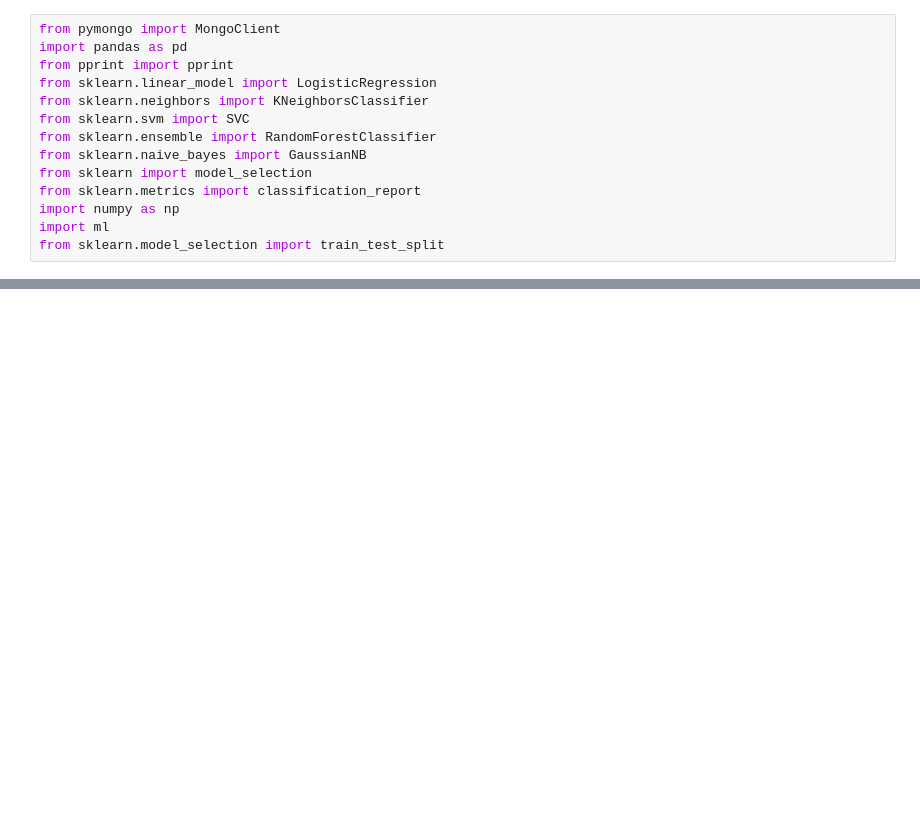
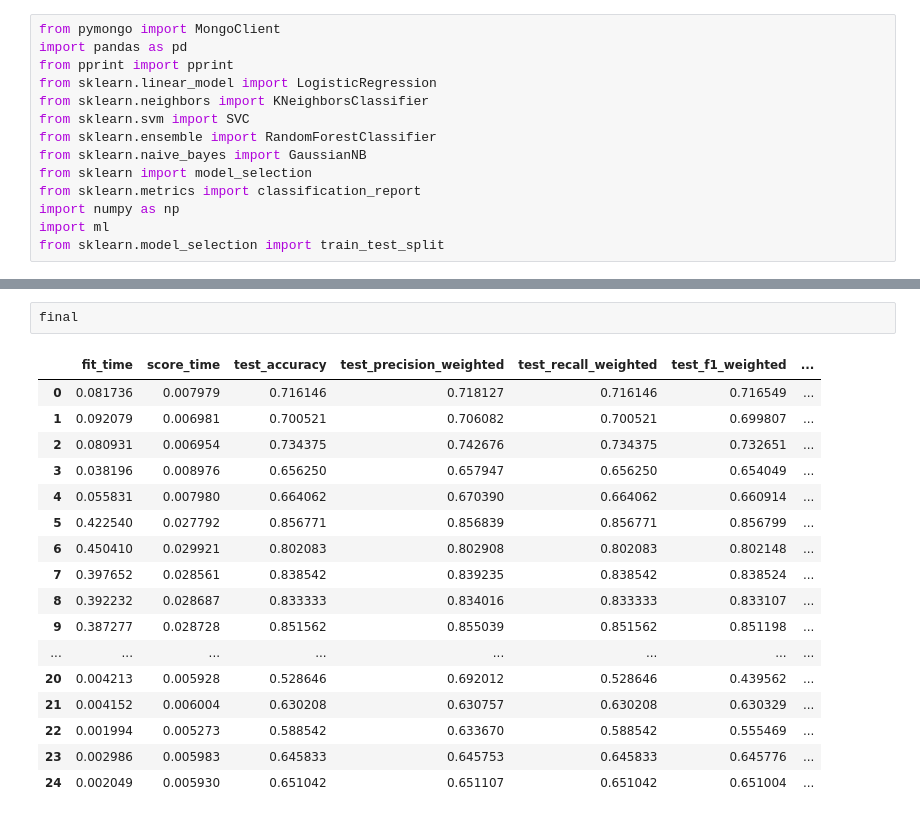
Before and after one commit to MnAppsNet/Twitter-Bot-Detection, a Jupyter notebook: supervised_ml.ipynb, the cells around one changed output, grey strips where cells are left out. Cells and saved outputs as stored; diff of their text form; blank space fills up the shorter version.

```diff
--- a/supervised_ml.ipynb
+++ b/supervised_ml.ipynb
@@ -162,3 +155,23 @@ RF
     accuracy                           0.63       480
    macro avg       0.63      0.63      0.63       480
 weighted avg       0.63      0.63      0.63       480
+# %%
+final
+# %% [output]
+|  | fit_time | score_time | test_accuracy | test_precision_weighted | test_recall_weighted | test_f1_weighted | ... |
+| 0 | 0.081736 | 0.007979 | 0.716146 | 0.718127 | 0.716146 | 0.716549 | ... |
+| 1 | 0.092079 | 0.006981 | 0.700521 | 0.706082 | 0.700521 | 0.699807 | ... |
+| 2 | 0.080931 | 0.006954 | 0.734375 | 0.742676 | 0.734375 | 0.732651 | ... |
+| 3 | 0.038196 | 0.008976 | 0.656250 | 0.657947 | 0.656250 | 0.654049 | ... |
+| 4 | 0.055831 | 0.007980 | 0.664062 | 0.670390 | 0.664062 | 0.660914 | ... |
+| 5 | 0.422540 | 0.027792 | 0.856771 | 0.856839 | 0.856771 | 0.856799 | ... |
+| 6 | 0.450410 | 0.029921 | 0.802083 | 0.802908 | 0.802083 | 0.802148 | ... |
+| 7 | 0.397652 | 0.028561 | 0.838542 | 0.839235 | 0.838542 | 0.838524 | ... |
+| 8 | 0.392232 | 0.028687 | 0.833333 | 0.834016 | 0.833333 | 0.833107 | ... |
+| 9 | 0.387277 | 0.028728 | 0.851562 | 0.855039 | 0.851562 | 0.851198 | ... |
+| ... | ... | ... | ... | ... | ... | ... | ... |
+| 20 | 0.004213 | 0.005928 | 0.528646 | 0.692012 | 0.528646 | 0.439562 | ... |
+| 21 | 0.004152 | 0.006004 | 0.630208 | 0.630757 | 0.630208 | 0.630329 | ... |
+| 22 | 0.001994 | 0.005273 | 0.588542 | 0.633670 | 0.588542 | 0.555469 | ... |
+| 23 | 0.002986 | 0.005983 | 0.645833 | 0.645753 | 0.645833 | 0.645776 | ... |
+| 24 | 0.002049 | 0.005930 | 0.651042 | 0.651107 | 0.651042 | 0.651004 | ... |
```
Also changed, not shown: parts of 12 cells of this notebook.
